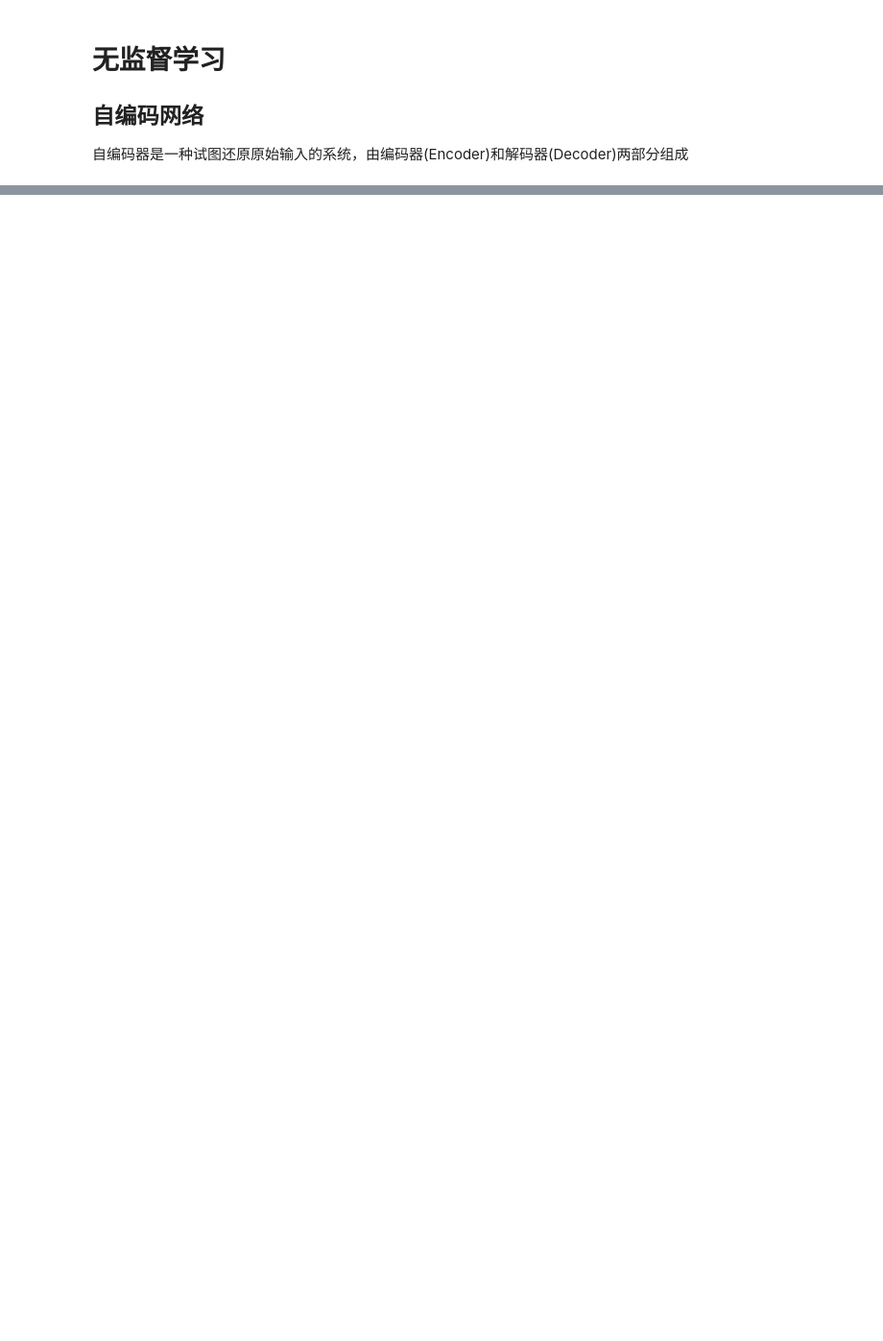
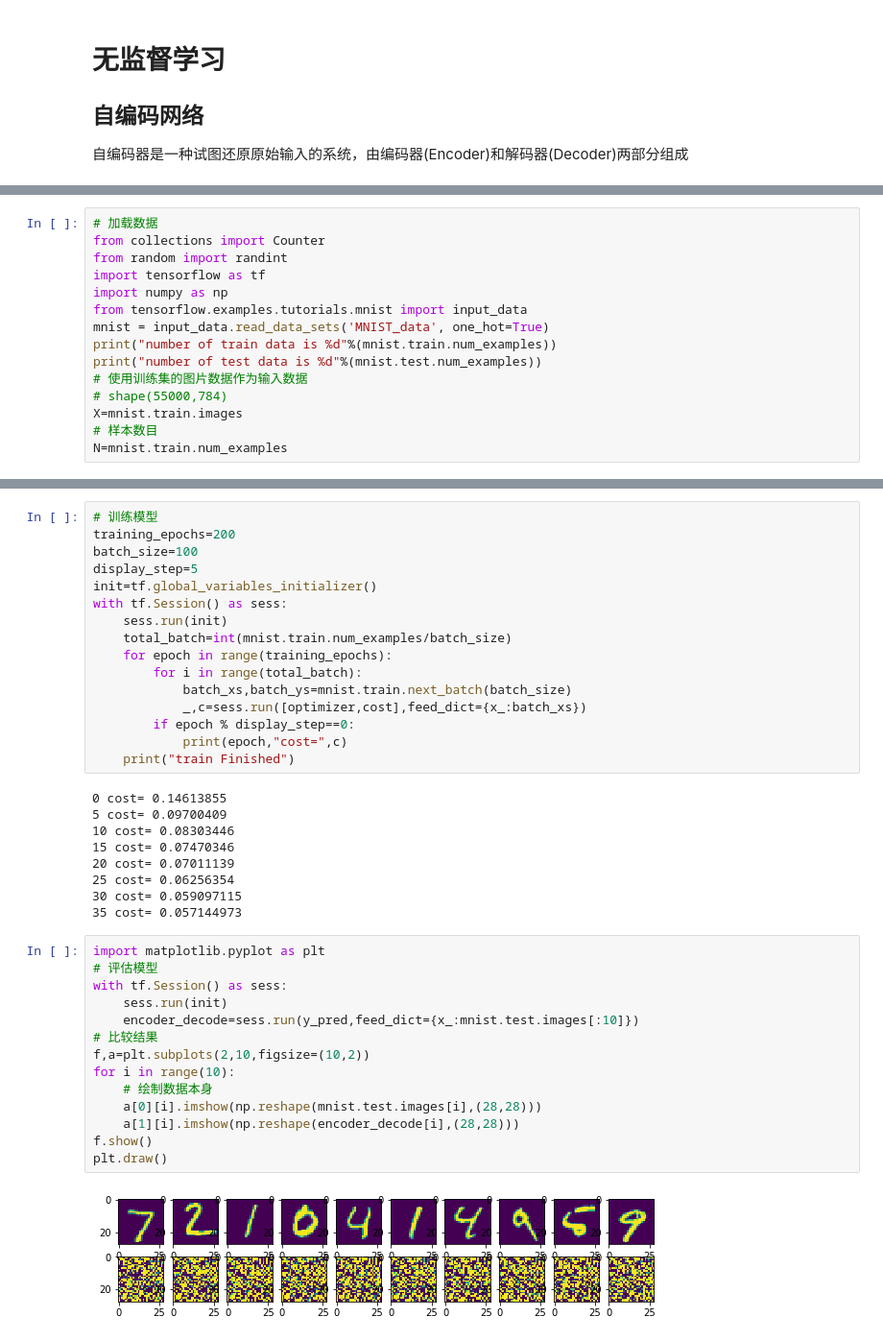
Before and after one commit to GXL-ops/MachineLearning, a Jupyter notebook: autoencoder_network.ipynb, the cells around one changed output, grey strips where cells are left out. Shown at 96% size. Saved outputs shown, nothing was run; the diff lists cells and outputs as text; blank space fills up the shorter version.

```diff
--- a/autoencoder_network.ipynb
+++ b/autoencoder_network.ipynb
@@ -31,0 +5,15 @@ number of test data is 10000
+# %%
+# 加载数据
+from collections import Counter
+from random import randint
+import tensorflow as tf
+import numpy as np
+from tensorflow.examples.tutorials.mnist import input_data
+mnist = input_data.read_data_sets('MNIST_data', one_hot=True)
+print("number of train data is %d"%(mnist.train.num_examples))
+print("number of test data is %d"%(mnist.test.num_examples))
+# 使用训练集的图片数据作为输入数据
+# shape(55000,784)
+X=mnist.train.images
+# 样本数目
+N=mnist.train.num_examples
@@ -31,0 +94,41 @@ number of test data is 10000
+# %%
+# 训练模型
+training_epochs=200
+batch_size=100
+display_step=5
+init=tf.global_variables_initializer()
+with tf.Session() as sess:
+    sess.run(init)
+    total_batch=int(mnist.train.num_examples/batch_size)
+    for epoch in range(training_epochs):
+        for i in range(total_batch):
+            batch_xs,batch_ys=mnist.train.next_batch(batch_size)
+            _,c=sess.run([optimizer,cost],feed_dict={x_:batch_xs})
+        if epoch % display_step==0:
+            print(epoch,"cost=",c)
+    print("train Finished")
+# %% [output]
+0 cost= 0.14613855
+5 cost= 0.09700409
+10 cost= 0.08303446
+15 cost= 0.07470346
+20 cost= 0.07011139
+25 cost= 0.06256354
+30 cost= 0.059097115
+35 cost= 0.057144973
+# %%
+import matplotlib.pyplot as plt
+# 评估模型
+with tf.Session() as sess:
+    sess.run(init)
+    encoder_decode=sess.run(y_pred,feed_dict={x_:mnist.test.images[:10]})
+# 比较结果
+f,a=plt.subplots(2,10,figsize=(10,2))
+for i in range(10):
+    # 绘制数据本身
+    a[0][i].imshow(np.reshape(mnist.test.images[i],(28,28)))
+    a[1][i].imshow(np.reshape(encoder_decode[i],(28,28)))
+f.show()
+plt.draw()
+# %% [output]
+[figure, added]
```
Also changed, not shown: parts of 3 cells of this notebook.
